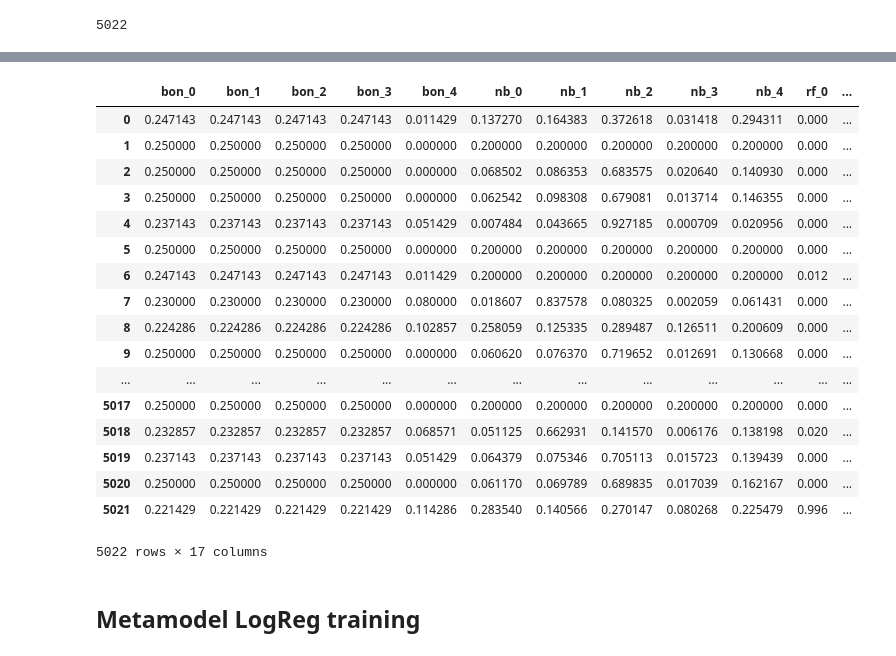
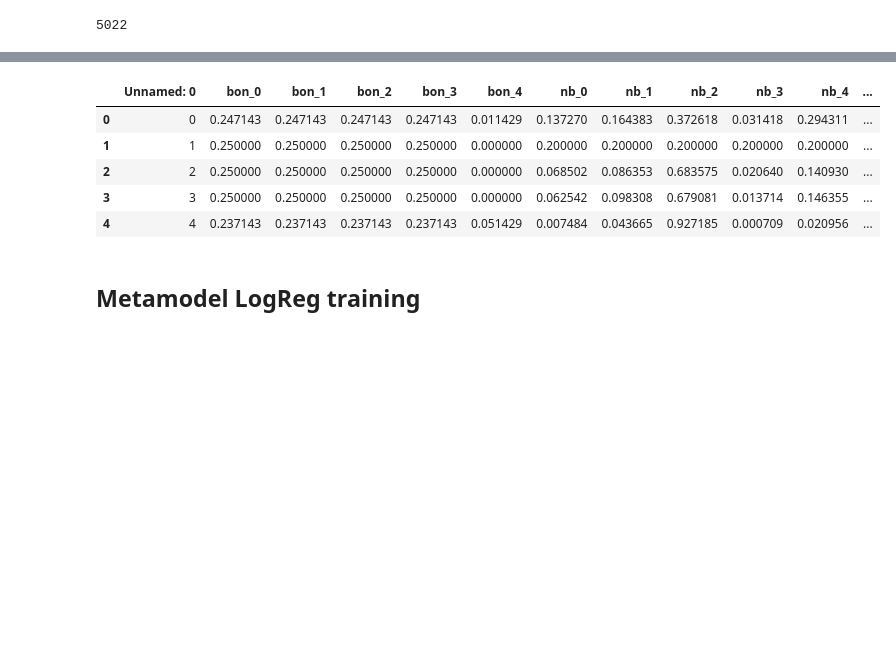
Before and after one commit to dippi8/SocialBotIdentification, a Jupyter notebook: Code/classification/13-metamodel_dataset.ipynb, the cells around one changed output, grey strips where cells are left out. Saved outputs shown, nothing was run; the diff lists cells and outputs as text; code cells hidden in the pictures; blank space fills up the shorter version.

```diff
--- a/Code/classification/13-metamodel_dataset.ipynb
+++ b/Code/classification/13-metamodel_dataset.ipynb
@@ -319,25 +319,15 @@ stack_df.head()
 # %%
 stack_df.to_csv('data/full/logreg_train.csv')
+# %%
+stack_df = pd.read_csv('data/full/logreg_train.csv')
 # %%
-stack_df
+stack_df.head()
 # %% [output]
-|  | bon_0 | bon_1 | bon_2 | bon_3 | bon_4 | nb_0 | nb_1 | nb_2 | nb_3 | nb_4 | rf_0 | ... |
-| 0 | 0.247143 | 0.247143 | 0.247143 | 0.247143 | 0.011429 | 0.137270 | 0.164383 | 0.372618 | 0.031418 | 0.294311 | 0.000 | ... |
-| 1 | 0.250000 | 0.250000 | 0.250000 | 0.250000 | 0.000000 | 0.200000 | 0.200000 | 0.200000 | 0.200000 | 0.200000 | 0.000 | ... |
-| 2 | 0.250000 | 0.250000 | 0.250000 | 0.250000 | 0.000000 | 0.068502 | 0.086353 | 0.683575 | 0.020640 | 0.140930 | 0.000 | ... |
-| 3 | 0.250000 | 0.250000 | 0.250000 | 0.250000 | 0.000000 | 0.062542 | 0.098308 | 0.679081 | 0.013714 | 0.146355 | 0.000 | ... |
-| 4 | 0.237143 | 0.237143 | 0.237143 | 0.237143 | 0.051429 | 0.007484 | 0.043665 | 0.927185 | 0.000709 | 0.020956 | 0.000 | ... |
-| 5 | 0.250000 | 0.250000 | 0.250000 | 0.250000 | 0.000000 | 0.200000 | 0.200000 | 0.200000 | 0.200000 | 0.200000 | 0.000 | ... |
-| 6 | 0.247143 | 0.247143 | 0.247143 | 0.247143 | 0.011429 | 0.200000 | 0.200000 | 0.200000 | 0.200000 | 0.200000 | 0.012 | ... |
-| 7 | 0.230000 | 0.230000 | 0.230000 | 0.230000 | 0.080000 | 0.018607 | 0.837578 | 0.080325 | 0.002059 | 0.061431 | 0.000 | ... |
-| 8 | 0.224286 | 0.224286 | 0.224286 | 0.224286 | 0.102857 | 0.258059 | 0.125335 | 0.289487 | 0.126511 | 0.200609 | 0.000 | ... |
-| 9 | 0.250000 | 0.250000 | 0.250000 | 0.250000 | 0.000000 | 0.060620 | 0.076370 | 0.719652 | 0.012691 | 0.130668 | 0.000 | ... |
-| ... | ... | ... | ... | ... | ... | ... | ... | ... | ... | ... | ... | ... |
-| 5017 | 0.250000 | 0.250000 | 0.250000 | 0.250000 | 0.000000 | 0.200000 | 0.200000 | 0.200000 | 0.200000 | 0.200000 | 0.000 | ... |
-| 5018 | 0.232857 | 0.232857 | 0.232857 | 0.232857 | 0.068571 | 0.051125 | 0.662931 | 0.141570 | 0.006176 | 0.138198 | 0.020 | ... |
-| 5019 | 0.237143 | 0.237143 | 0.237143 | 0.237143 | 0.051429 | 0.064379 | 0.075346 | 0.705113 | 0.015723 | 0.139439 | 0.000 | ... |
-| 5020 | 0.250000 | 0.250000 | 0.250000 | 0.250000 | 0.000000 | 0.061170 | 0.069789 | 0.689835 | 0.017039 | 0.162167 | 0.000 | ... |
-| 5021 | 0.221429 | 0.221429 | 0.221429 | 0.221429 | 0.114286 | 0.283540 | 0.140566 | 0.270147 | 0.080268 | 0.225479 | 0.996 | ... |
+|  | Unnamed: 0 | bon_0 | bon_1 | bon_2 | bon_3 | bon_4 | nb_0 | nb_1 | nb_2 | nb_3 | nb_4 | ... |
+| 0 | 0 | 0.247143 | 0.247143 | 0.247143 | 0.247143 | 0.011429 | 0.137270 | 0.164383 | 0.372618 | 0.031418 | 0.294311 | ... |
+| 1 | 1 | 0.250000 | 0.250000 | 0.250000 | 0.250000 | 0.000000 | 0.200000 | 0.200000 | 0.200000 | 0.200000 | 0.200000 | ... |
+| 2 | 2 | 0.250000 | 0.250000 | 0.250000 | 0.250000 | 0.000000 | 0.068502 | 0.086353 | 0.683575 | 0.020640 | 0.140930 | ... |
+| 3 | 3 | 0.250000 | 0.250000 | 0.250000 | 0.250000 | 0.000000 | 0.062542 | 0.098308 | 0.679081 | 0.013714 | 0.146355 | ... |
+| 4 | 4 | 0.237143 | 0.237143 | 0.237143 | 0.237143 | 0.051429 | 0.007484 | 0.043665 | 0.927185 | 0.000709 | 0.020956 | ... |
-5022 rows × 17 columns
 # %% [markdown]
 ## Metamodel LogReg training
```
Also changed, not shown: parts of 15 cells of this notebook, 29 other files.
